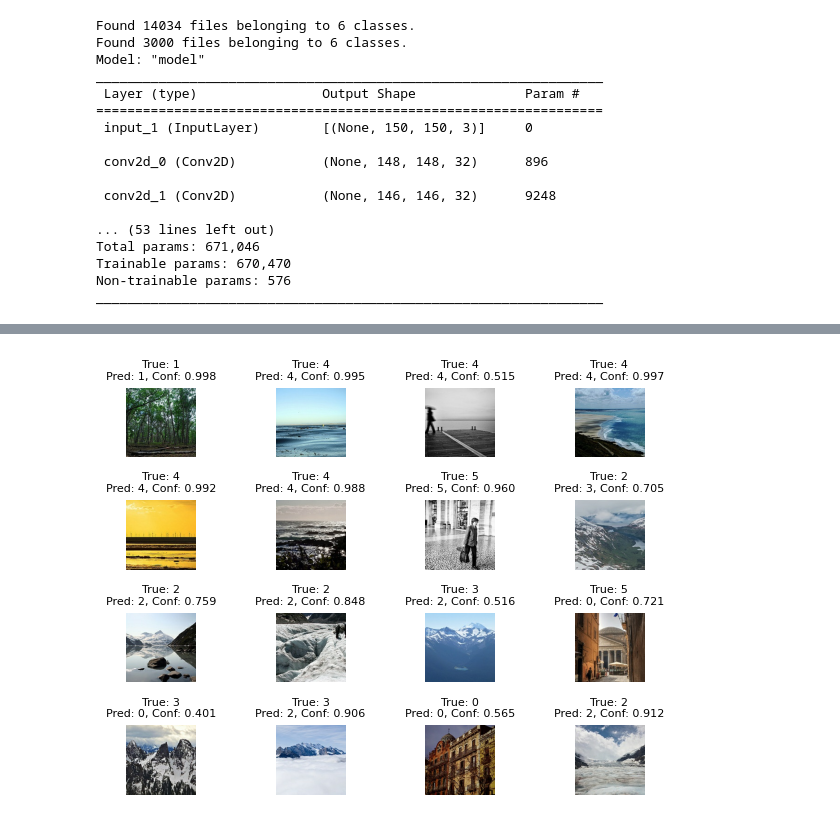
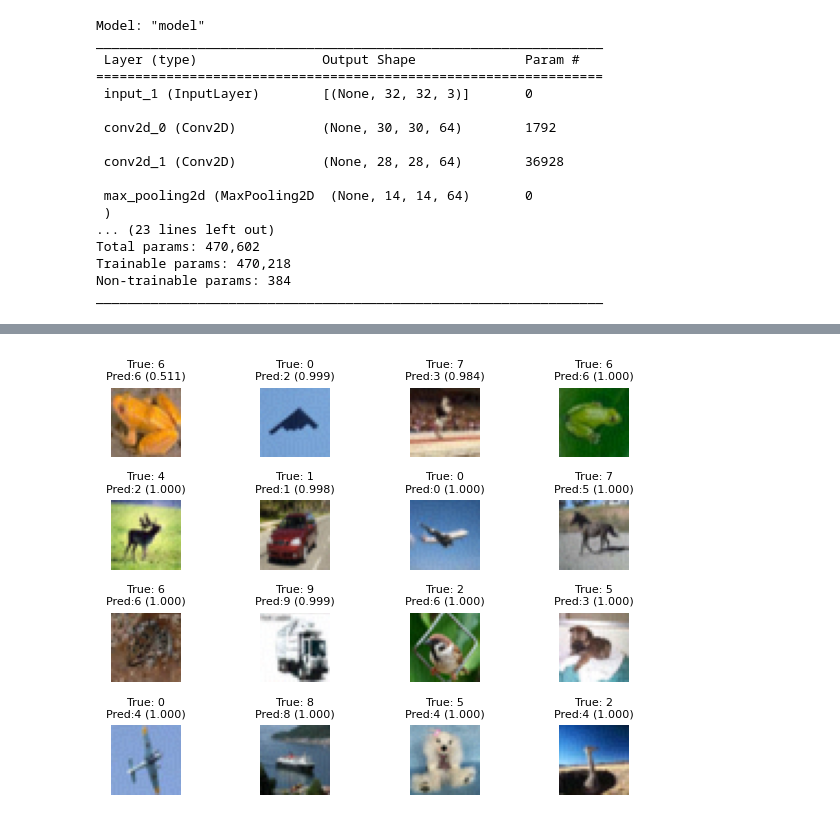
Before and after one commit to hmcalister/Tensorflow-Intepretability-Project, a Jupyter notebook: examples/AdversarialTraining/AdversarialExamples.ipynb, the cells around one changed output, grey strips where cells are left out. Saved outputs shown, nothing was run; the diff lists cells and outputs as text; code cells hidden in the pictures.

```diff
--- a/examples/AdversarialTraining/AdversarialExamples.ipynb
+++ b/examples/AdversarialTraining/AdversarialExamples.ipynb
@@ -15,5 +15,5 @@ print(tf.config.list_physical_devices('GPU'))
 # %%
-MODEL_SAVE_PATH = "models/INTERLEAVED_ADVERSARIAL_MODEL"
+MODEL_SAVE_PATH = "../../models/CIFAR10_MODEL/"
 model:tf.keras.models.Model = tf.keras.models.load_model(MODEL_SAVE_PATH, compile=False) # type: ignore
 loss_fn = tf.keras.losses.CategoricalCrossentropy(from_logits=True)
 
@@ -21,36 +21,36 @@ task = Task(
     "Task1",
     model,
     loss_fn,
-    task_labels=[0,1,2,3,4,5],
-    training_batches=0,
-    validation_batches=0,
+    task_labels=[0,1,2,3,4,5,6,7,8,9],
+    training_batches=250,
+    validation_batches=100,
     batch_size=32,
-    data_path="../../datasets/IntelNaturalScenes"
+    # data_path="../../datasets/IntelNaturalScenes"
 )
 task.compile_model(loss_fn)
 
 model.summary()
 # %% [output]
-Found 14034 files belonging to 6 classes.
-Found 3000 files belonging to 6 classes.
 Model: "model"
 _________________________________________________________________
  Layer (type)                Output Shape              Param #
 =================================================================
- input_1 (InputLayer)        [(None, 150, 150, 3)]     0
+ input_1 (InputLayer)        [(None, 32, 32, 3)]       0
 
- conv2d_0 (Conv2D)           (None, 148, 148, 32)      896
+ conv2d_0 (Conv2D)           (None, 30, 30, 64)        1792
 
- conv2d_1 (Conv2D)           (None, 146, 146, 32)      9248
+ conv2d_1 (Conv2D)           (None, 28, 28, 64)        36928
 
-... (53 lines left out)
-Total params: 671,046
-Trainable params: 670,470
-Non-trainable params: 576
+ max_pooling2d (MaxPooling2D  (None, 14, 14, 64)       0
+ )
+... (23 lines left out)
+Total params: 470,602
+Trainable params: 470,218
+Non-trainable params: 384
 _________________________________________________________________
 # %%
 EPSILON = 0.01
 adversarial_example_trainer = AdversarialExampleTrainer(task)
 # %%
-adversarial_example_trainer.plot_adversarial_images(0, 16, True, use_validation_dataset=True)
+adversarial_example_trainer.display_adversarial_images(epsilon=0.01, num_images=16, titles=True, use_validation_dataset=True)
 # %% [output]
@@ -57,2 +64,2 @@ adversarial_example_trainer.plot_adversarial_images(0, 16, True, use_validation_
-[figure, old version]
+[figure, new version]
 # %%
```
Also changed, not shown: parts of 3 cells of this notebook.
